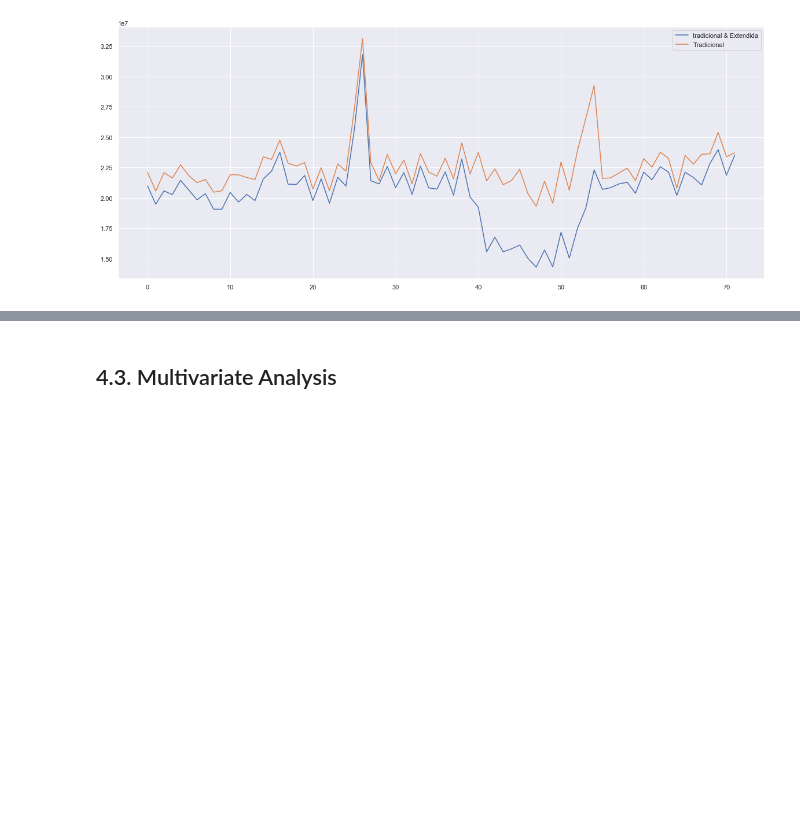
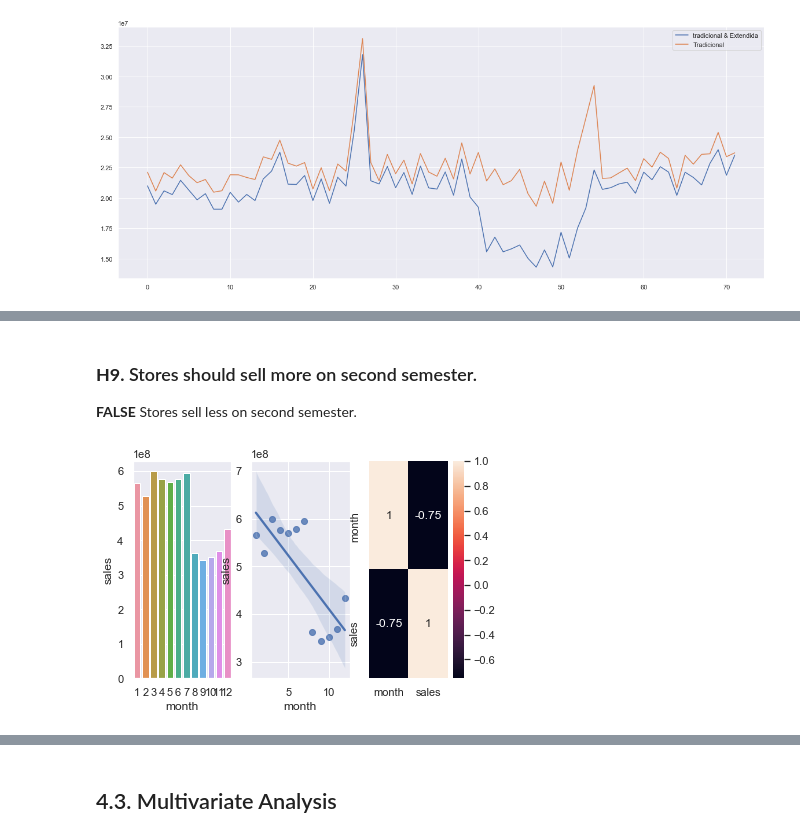
Before and after one commit to bruno-san/DataScience-Em-Producao, a Jupyter notebook: m04_v01_store_sales_prediction.ipynb, the cells around one changed output, grey strips where cells are left out. Cells and saved outputs as stored; diff of their text form; code cells hidden in the pictures; blank space fills up the shorter version.

```diff
--- a/m04_v01_store_sales_prediction.ipynb
+++ b/m04_v01_store_sales_prediction.ipynb
@@ -701,0 +745,21 @@ ax.legend( labels=['tradicional & Extendida', 'Tradicional'])
+# %% [markdown]
+### **H9.** Stores should sell more on second semester.
+**FALSE** Stores sell less on second semester.
+# %%
+# set up subplot
+plt.subplot( 1, 3, 1)
+# sum of sales by month
+aux9_1 = df4[['month', 'sales']].groupby( 'month').sum().reset_index()
+sns.barplot( x='month', y='sales', data=aux9_1 );
+
+# set up subplot
+plt.subplot( 1, 3, 2)
+# Trend graph
+sns.regplot( x='month', y='sales', data=aux9_1);
+
+# set up subplot
+plt.subplot( 1, 3, 3)
+# correlation graph (heatmap)
+sns.heatmap( aux9_1.corr( method='pearson'), annot=True);
+# %% [output]
+[figure, added]
```
Also changed, not shown: parts of 11 cells of this notebook.
